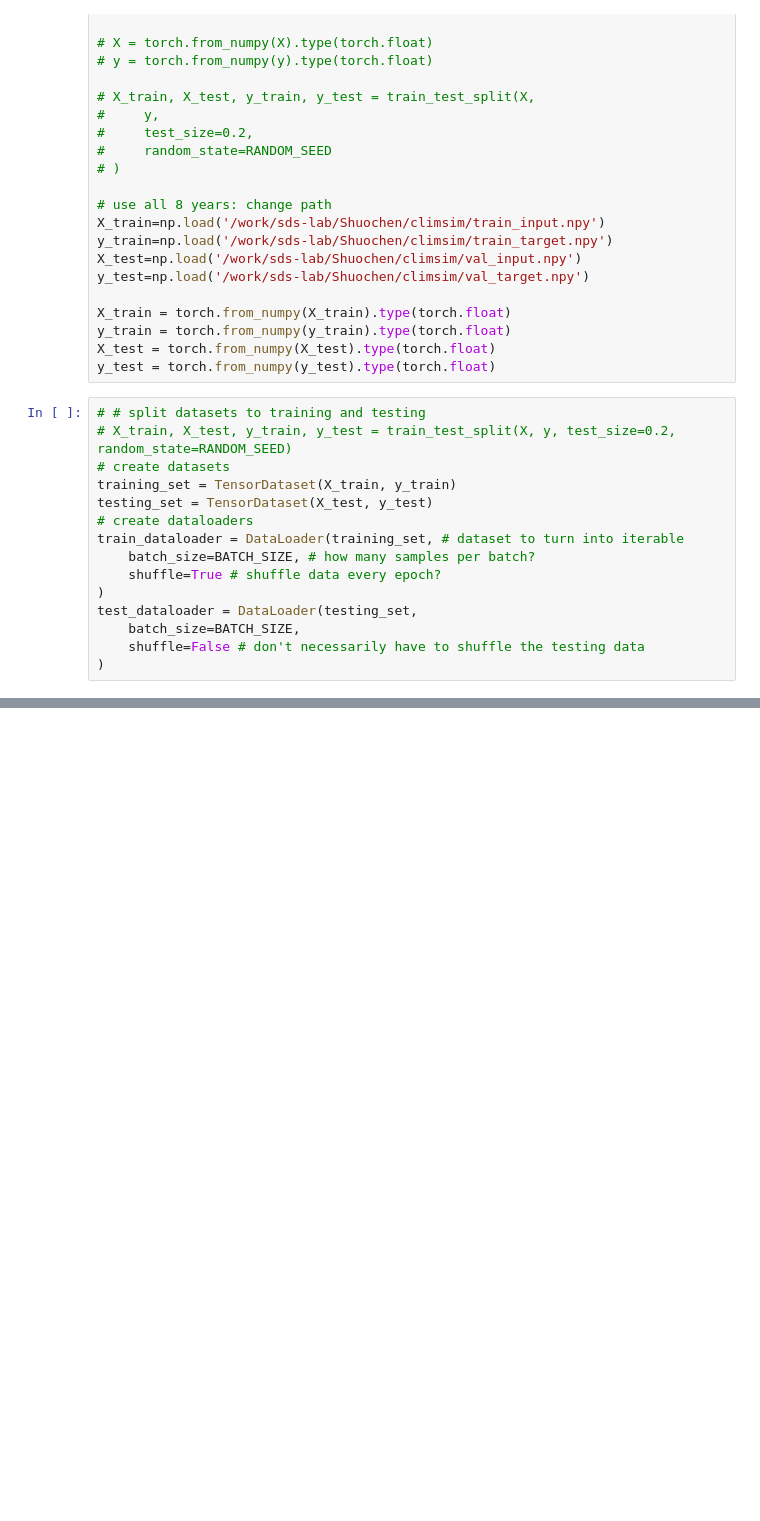
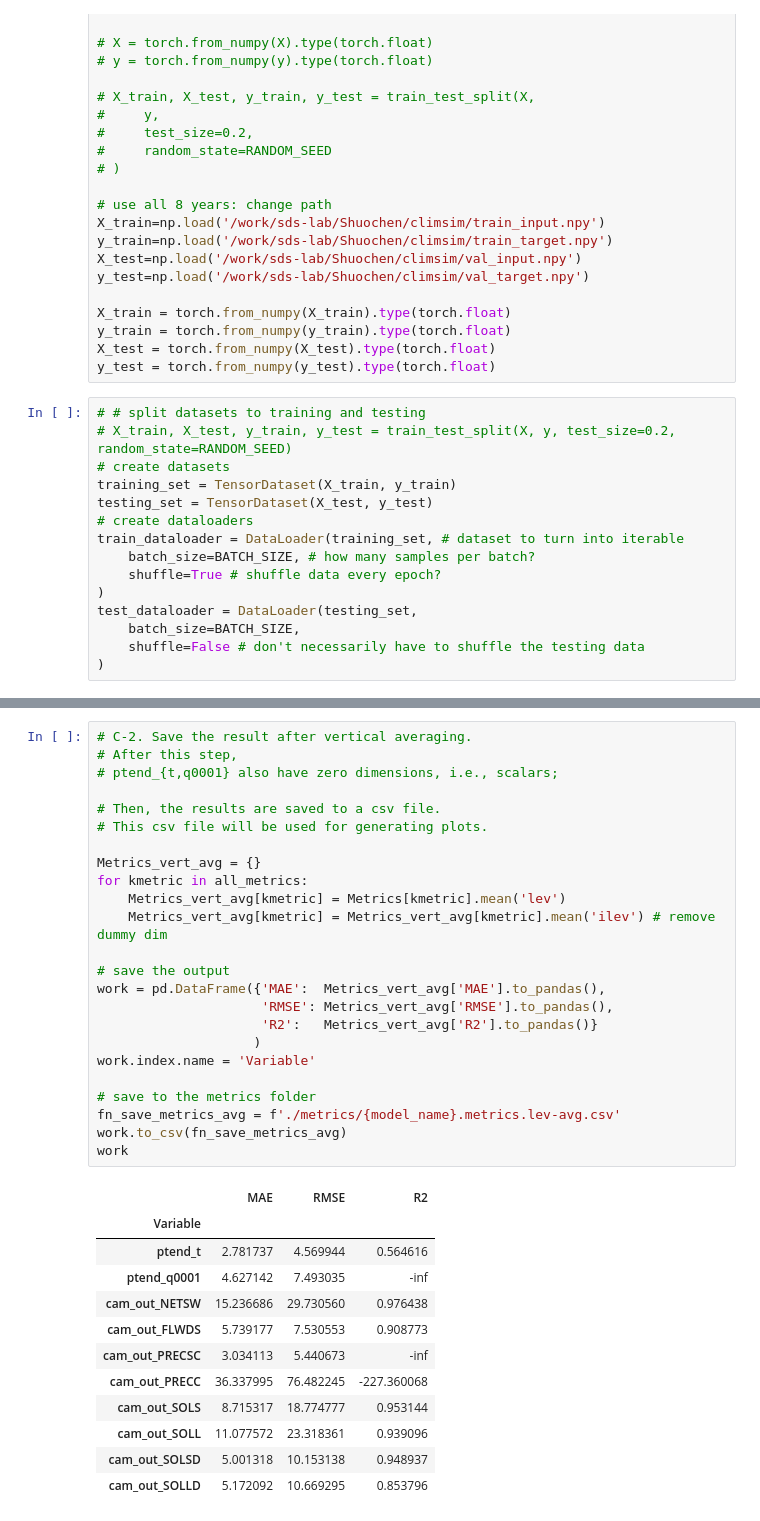
Before and after one commit to shuochenw/climsim_test, a Jupyter notebook: MLP.ipynb, the cells around one changed output, grey strips where cells are left out. Saved outputs shown, nothing was run; the diff lists cells and outputs as text; blank space fills up the shorter version.

```diff
--- a/MLP.ipynb
+++ b/MLP.ipynb
@@ -182,0 +482,37 @@ Number of parameters: 1753472
+# %%
+# C-2. Save the result after vertical averaging.
+# After this step,
+# ptend_{t,q0001} also have zero dimensions, i.e., scalars;
+
+# Then, the results are saved to a csv file.
+# This csv file will be used for generating plots.
+
+Metrics_vert_avg = {}
+for kmetric in all_metrics:
+    Metrics_vert_avg[kmetric] = Metrics[kmetric].mean('lev')
+    Metrics_vert_avg[kmetric] = Metrics_vert_avg[kmetric].mean('ilev') # remove dummy dim
+
+# save the output
+work = pd.DataFrame({'MAE':  Metrics_vert_avg['MAE'].to_pandas(),
+                     'RMSE': Metrics_vert_avg['RMSE'].to_pandas(),
+                     'R2':   Metrics_vert_avg['R2'].to_pandas()}
+                    )
+work.index.name = 'Variable'
+
+# save to the metrics folder
+fn_save_metrics_avg = f'./metrics/{model_name}.metrics.lev-avg.csv'
+work.to_csv(fn_save_metrics_avg)
+work
+# %% [output]
+|  | MAE | RMSE | R2 |
+| Variable |  |  |  |
+| ptend_t | 2.781737 | 4.569944 | 0.564616 |
+| ptend_q0001 | 4.627142 | 7.493035 | -inf |
+| cam_out_NETSW | 15.236686 | 29.730560 | 0.976438 |
+| cam_out_FLWDS | 5.739177 | 7.530553 | 0.908773 |
+| cam_out_PRECSC | 3.034113 | 5.440673 | -inf |
+| cam_out_PRECC | 36.337995 | 76.482245 | -227.360068 |
+| cam_out_SOLS | 8.715317 | 18.774777 | 0.953144 |
+| cam_out_SOLL | 11.077572 | 23.318361 | 0.939096 |
+| cam_out_SOLSD | 5.001318 | 10.153138 | 0.948937 |
+| cam_out_SOLLD | 5.172092 | 10.669295 | 0.853796 |
```
Also changed, not shown: parts of 19 cells of this notebook, 12 other files.
